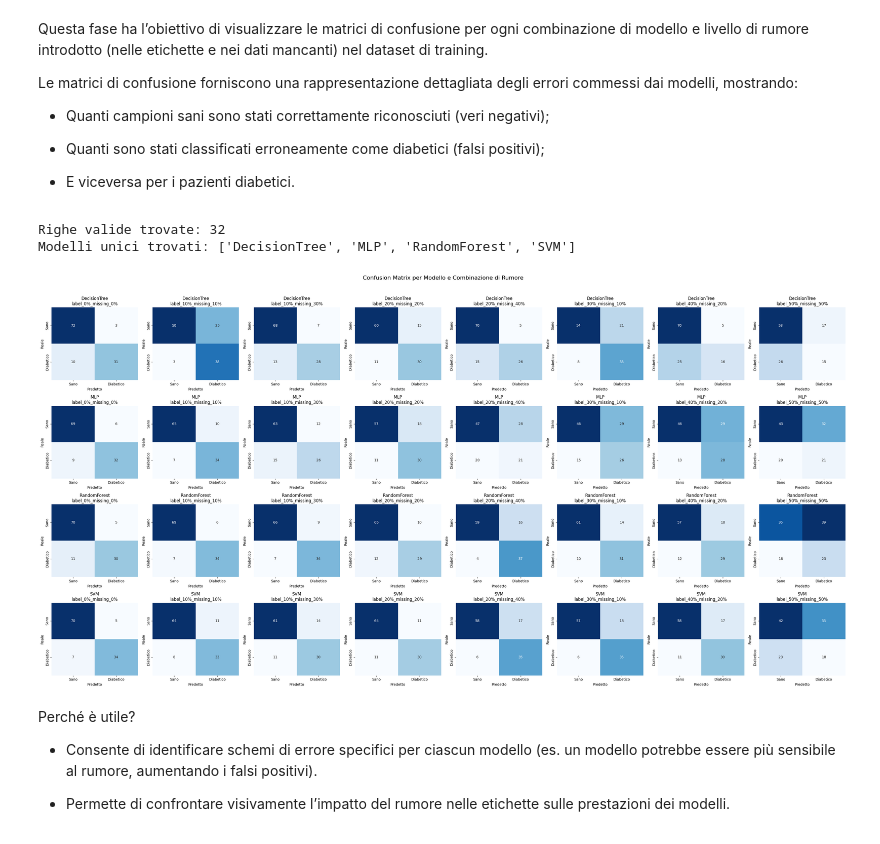
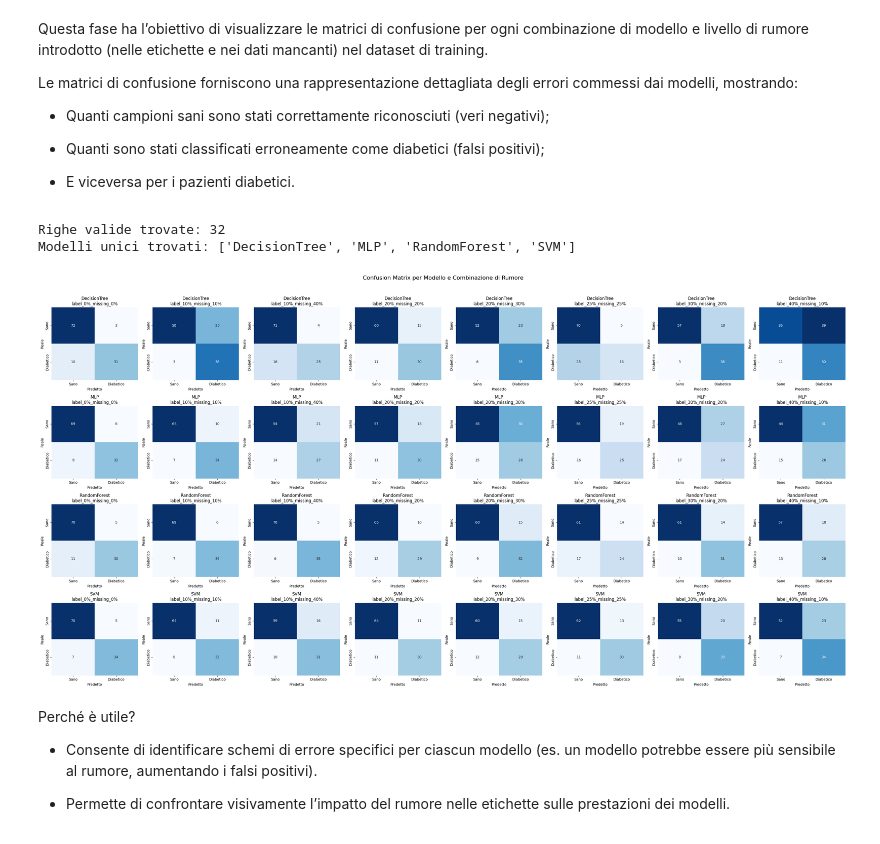
Before and after one commit to oleksandragolub/progetto-architettura-dati-with-ml, a Jupyter notebook: label_noise_with_missing_values.ipynb, the cells around one changed output. Saved outputs shown, nothing was run; the diff lists cells and outputs as text; code cells hidden in the pictures.

```diff
--- a/label_noise_with_missing_values.ipynb
+++ b/label_noise_with_missing_values.ipynb
@@ -980,15 +979,17 @@ cv = StratifiedKFold(n_splits=5, shuffle=True, random_state=42)
 
 all_results = []
 
+# Combinazioni FINO al 50% totale (label + missing <= 0.5)
 combinations = [
-    (0.0, 0.0),
-    (0.1, 0.1),
-    (0.2, 0.2),
-    (0.3, 0.1),
-    (0.1, 0.3),
-    (0.4, 0.2),
-    (0.2, 0.4),
-    (0.5, 0.5)
+    (0.0, 0.0),      # baseline
+    (0.10, 0.10),    # diagonale 20%
+    (0.20, 0.20),    # diagonale 40%
+    (0.25, 0.25),    # diagonale 50%
+
+    (0.30, 0.20),    # sbilanciate (sempre <= 0.5)
+    (0.20, 0.30),
+    (0.40, 0.10),
+    (0.10, 0.40),
 ]
 
 for noise_label, noise_missing in combinations:
@@ -1129,6 +1126,11 @@ Le matrici di confusione forniscono una rappresentazione dettagliata degli error
 results_df["Noise"] = results_df.apply(
     lambda row: f"label_{int(row['Label_Noise_Level']*100)}%_missing_{int(row['Missing_Level']*100)}%",
     axis=1
+)
+
+# Aggiungi colonna che indica se la Confusion Matrix è presente e valida
+results_df["has_cm"] = results_df["Confusion_Matrix"].apply(
+    lambda x: isinstance(x, (list, np.ndarray, pd.DataFrame))
 )
 
 # Filtra righe con CM valida
@@ -1150,36 +1152,34 @@ def parse_noise_key(noise_str):
 
 rumori = sorted(valid_df["Noise"].unique(), key=parse_noise_key)
 
-
 print("Righe valide trovate:", len(valid_df))
 print("Modelli unici trovati:", modeli)
-
 
 # Griglia confusion matrix
 fig, axes = plt.subplots(len(modeli), len(rumori), figsize=(4*len(rumori), 4*len(modeli)))
 
 for i, model in enumerate(modeli):
     for j, noise in enumerate(rumori):
         ax = axes[i, j] if len(modeli) > 1 else axes[j]
         row = valid_df[(valid_df["Model"] == model) & (valid_df["Noise"] == noise)]
 
         if not row.empty:
             cm = row.iloc[0]["Confusion_Matrix"]
             sns.heatmap(cm, annot=True, fmt="d", cmap="Blues", cbar=False,
                         xticklabels=['Sano', 'Diabetico'],
                         yticklabels=['Sano', 'Diabetico'],
                         ax=ax)
             ax.set_title(f"{model}\n{noise}")
             ax.set_xlabel("Predetto")
             ax.set_ylabel("Reale")
 
 plt.suptitle("Confusion Matrix per Modello e Combinazione di Rumore", fontsize=16, y=1.02)
 plt.tight_layout()
 plt.show()
 # %% [output]
 Righe valide trovate: 32
 Modelli unici trovati: ['DecisionTree', 'MLP', 'RandomForest', 'SVM']
-[figure, old version]
+[figure, new version]
 # %% [markdown]
 Perché è utile?
 - Consente di identificare schemi di errore specifici per ciascun modello (es. un modello potrebbe essere più sensibile al rumore, aumentando i falsi positivi).
```
Also changed, not shown: parts of 14 cells of this notebook.
